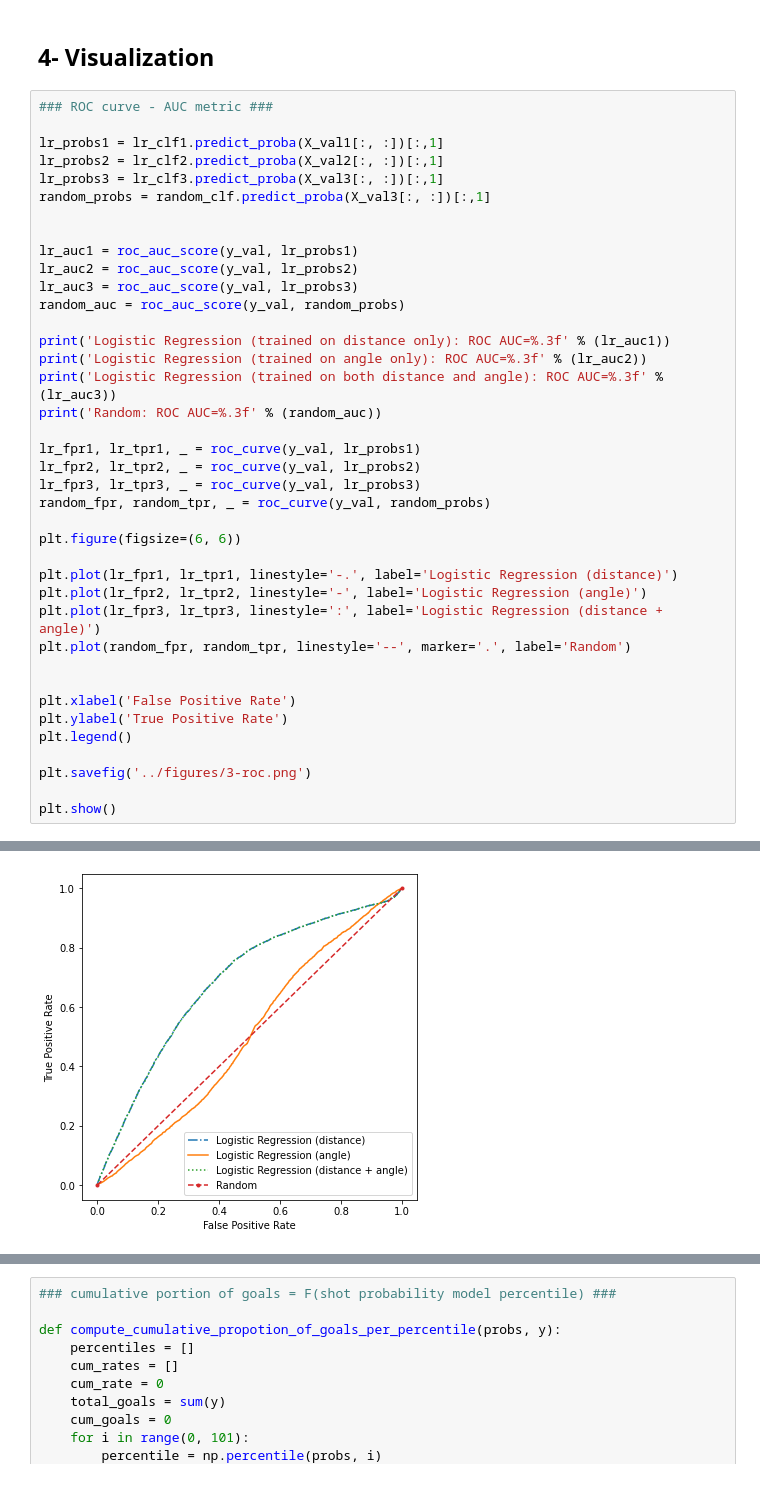
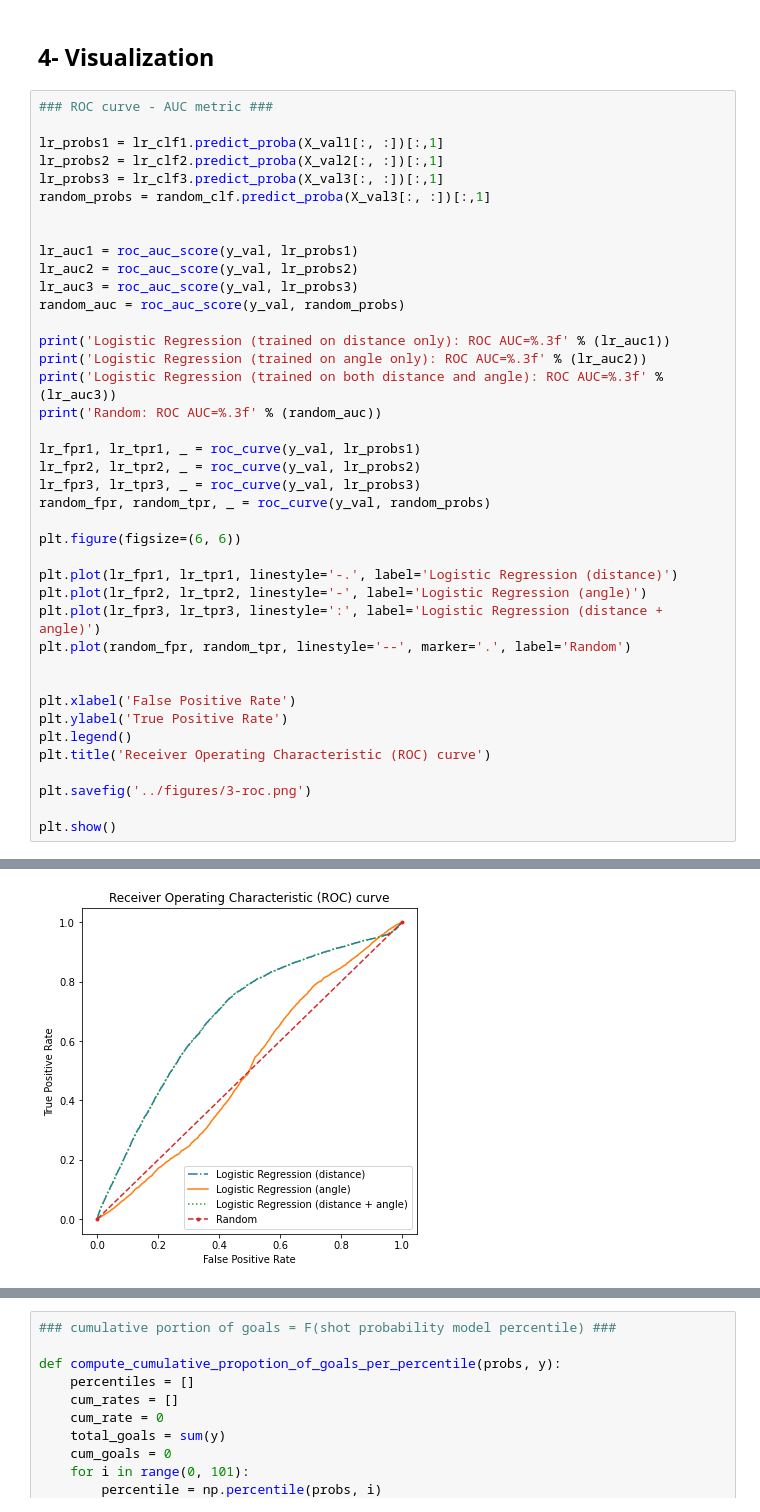
Before and after one commit to sorinmuchi/IFT6758, a Jupyter notebook: notebooks/3-BaselineModels.ipynb, the cells around one changed output, grey strips where cells are left out. Saved outputs shown, nothing was run; the diff lists cells and outputs as text.

Commit message:
figures

```diff
--- a/notebooks/3-BaselineModels.ipynb
+++ b/notebooks/3-BaselineModels.ipynb
@@ -191,6 +191,7 @@ plt.plot(random_fpr, random_tpr, linestyle='--', marker='.', label='Random')
 plt.xlabel('False Positive Rate')
 plt.ylabel('True Positive Rate')
 plt.legend()
+plt.title('Receiver Operating Characteristic (ROC) curve')
 
 plt.savefig('../figures/3-roc.png')
 
@@ -202,5 +203,5 @@ Logistic Regression (trained on both distance and angle): ROC AUC=0.686
 Random: ROC AUC=0.500
-[figure, old version]
+[figure, new version]
 # %%
 ### goal_rate = F(shot probability model percentile) ###
 def compute_goal_rate_per_percentile(probs, y):
```
Also changed, not shown: parts of 8 cells of this notebook, 13 other files.
